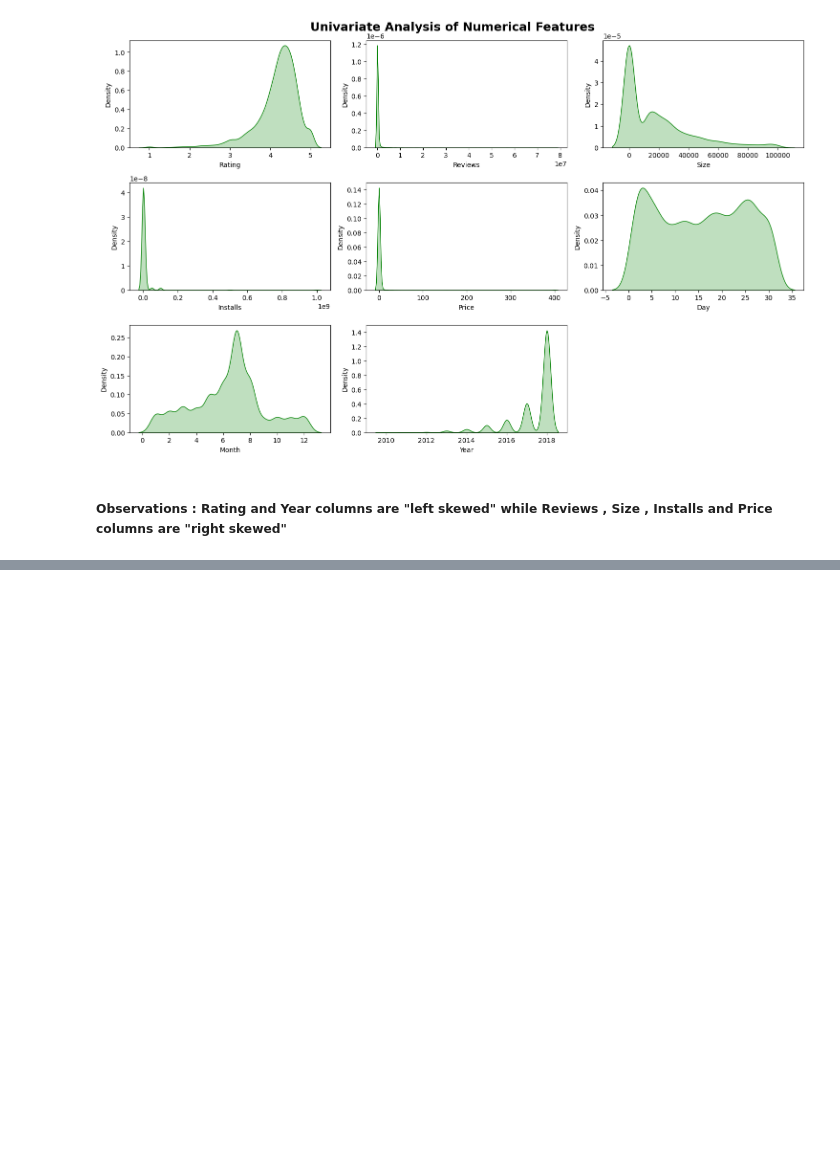
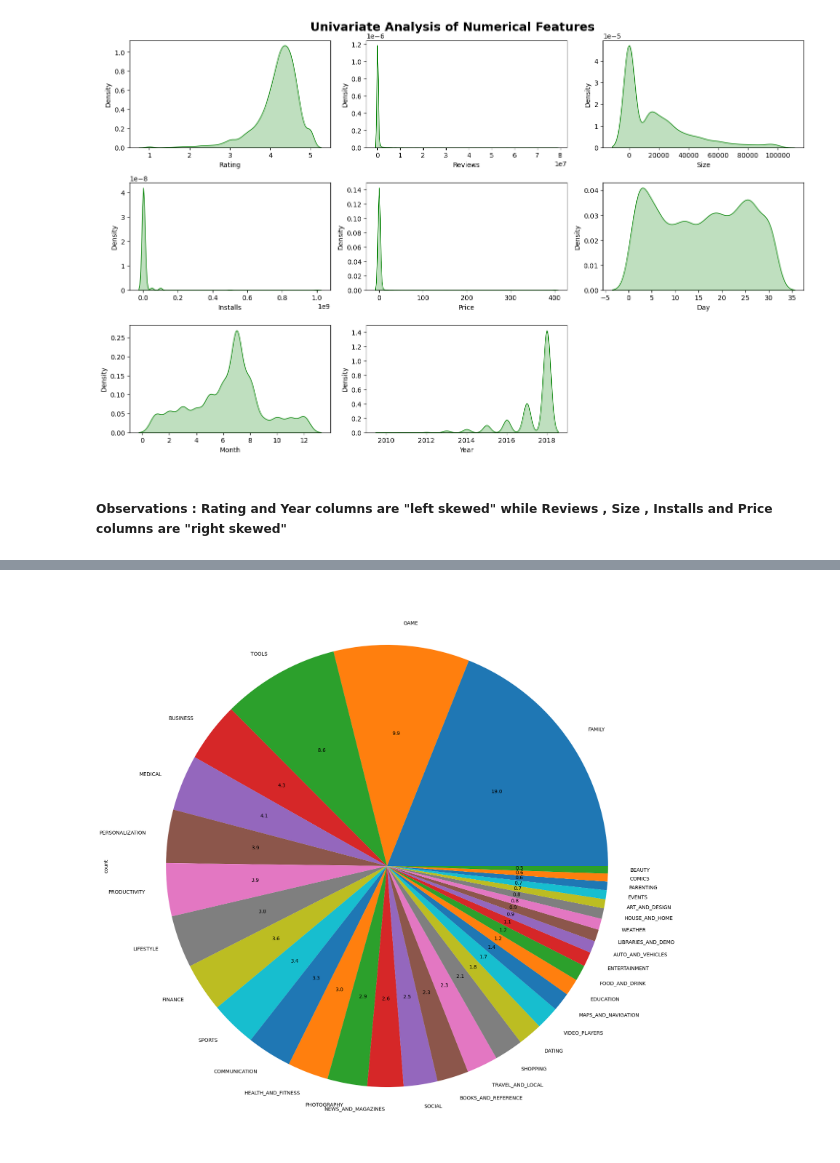
Before and after one commit to trish-2610/Python_Notes-, a Jupyter notebook: EDA and Feature Engineering/EDA_FE_Google_Playstore.ipynb, the cells around one changed output, grey strips where cells are left out. Saved outputs shown, nothing was run; the diff lists cells and outputs as text; code cells hidden in the pictures; blank space fills up the shorter version.

```diff
--- a/EDA and Feature Engineering/EDA_FE_Google_Playstore.ipynb
+++ b/EDA and Feature Engineering/EDA_FE_Google_Playstore.ipynb
@@ -508,0 +521,6 @@ for column in range(0,len(numeric_features)):
+# %%
+## Most popular app category :
+df["Category"].value_counts().plot.pie(x=df["Category"],figsize=(20,20),autopct="%1.1f")
+plt.show()
+# %% [output]
+[figure, added]
```
Also changed, not shown: parts of 5 cells of this notebook.
